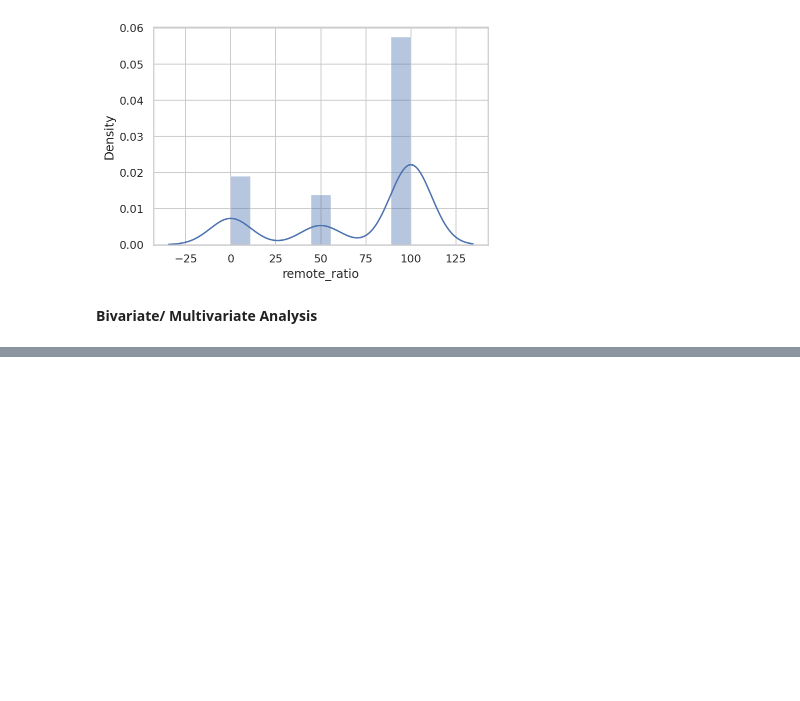
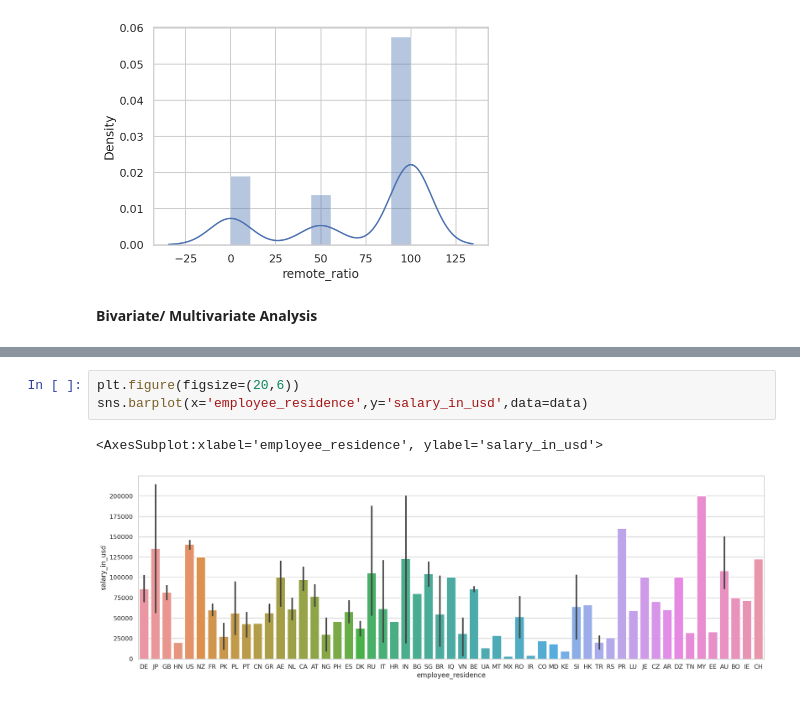
Before and after one commit to NileshCT/EDA_PROJECT, a Jupyter notebook: EDA_analysis_practice_dataset_.ipynb, the cells around one changed output, grey strips where cells are left out. Drawn from its saved outputs; the diff is of its cells as text; blank space fills up the shorter version.

```diff
--- a/EDA_analysis_practice_dataset_.ipynb
+++ b/EDA_analysis_practice_dataset_.ipynb
@@ -507,0 +539,6 @@ plt.show()
+# %%
+plt.figure(figsize=(20,6))
+sns.barplot(x='employee_residence',y='salary_in_usd',data=data)
+# %% [output]
+<AxesSubplot:xlabel='employee_residence', ylabel='salary_in_usd'>
+[figure, added]
```
Also changed, not shown: parts of 10 cells of this notebook.
